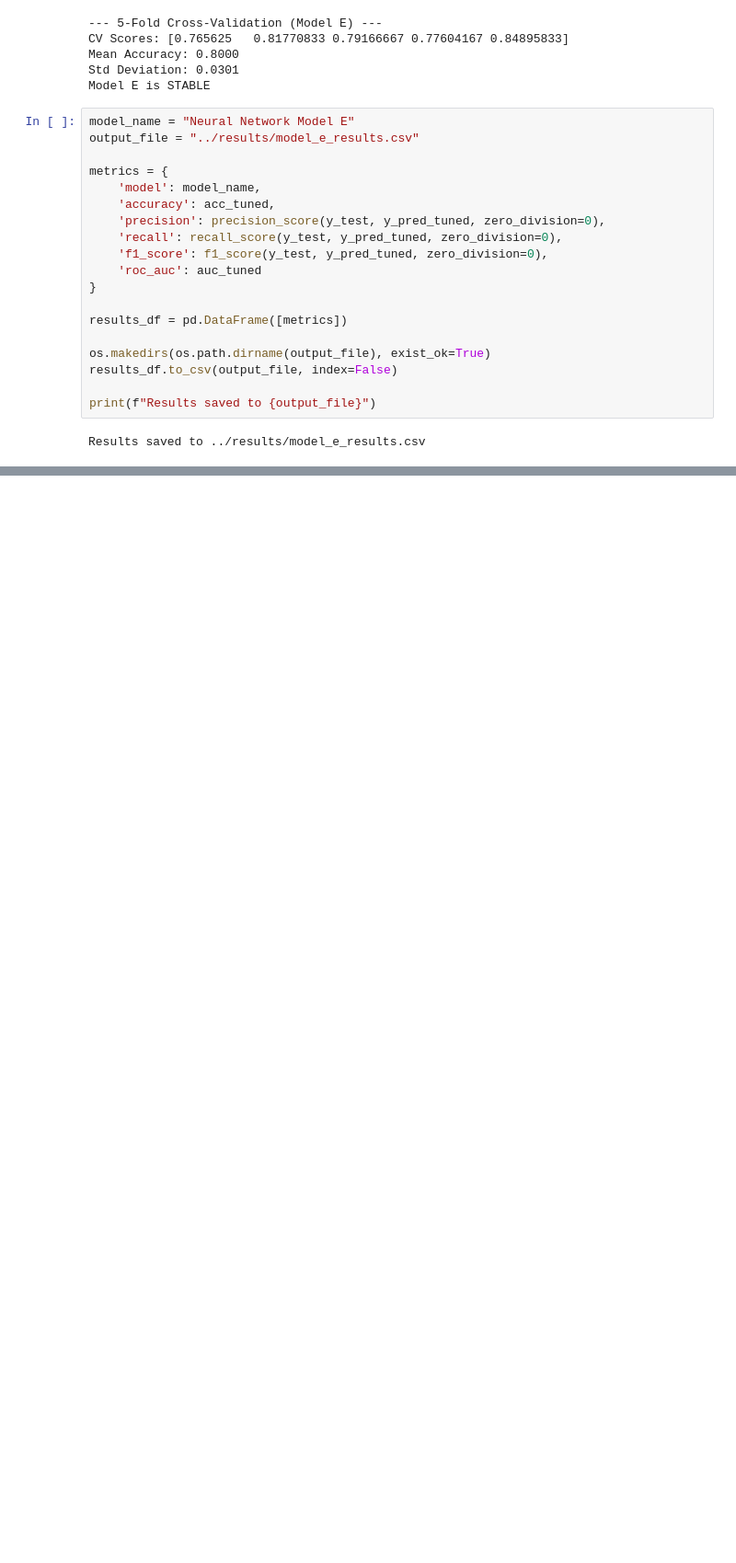
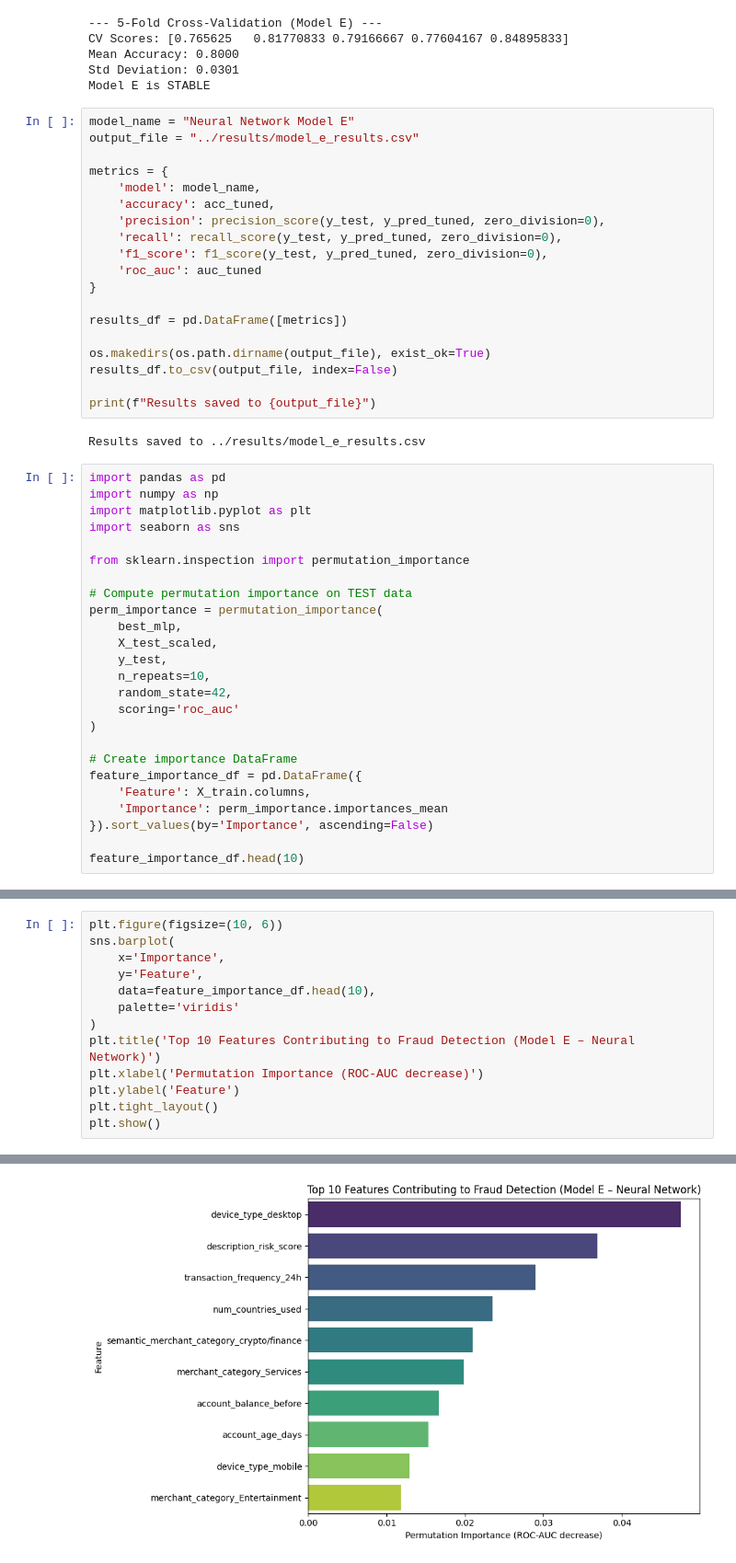
Before and after one commit to tngkuanas/DataMiningProject, a Jupyter notebook: notebooks/Model_E.ipynb, the cells around one changed output, grey strips where cells are left out. Shown at 92% size. Saved outputs shown, nothing was run; the diff lists cells and outputs as text; blank space fills up the shorter version.

Commit message:
Week 11 : Find important features and intepret the results

```diff
--- a/notebooks/Model_E.ipynb
+++ b/notebooks/Model_E.ipynb
@@ -182,3 +182,28 @@ results_df.to_csv(output_file, index=False)
 print(f"Results saved to {output_file}")
 # %% [output]
 Results saved to ../results/model_e_results.csv
+# %%
+import pandas as pd
+import numpy as np
+import matplotlib.pyplot as plt
+import seaborn as sns
+
+from sklearn.inspection import permutation_importance
+
+# Compute permutation importance on TEST data
+perm_importance = permutation_importance(
+    best_mlp,
+    X_test_scaled,
+    y_test,
+    n_repeats=10,
+    random_state=42,
+    scoring='roc_auc'
+)
+
+# Create importance DataFrame
+feature_importance_df = pd.DataFrame({
+    'Feature': X_train.columns,
+    'Importance': perm_importance.importances_mean
+}).sort_values(by='Importance', ascending=False)
+
+feature_importance_df.head(10)
@@ -184,0 +222,14 @@ Results saved to ../results/model_e_results.csv
+# %%
+plt.figure(figsize=(10, 6))
+sns.barplot(
+    x='Importance',
+    y='Feature',
+    data=feature_importance_df.head(10),
+    palette='viridis'
+)
+plt.title('Top 10 Features Contributing to Fraud Detection (Model E – Neural Network)')
+plt.xlabel('Permutation Importance (ROC-AUC decrease)')
+plt.ylabel('Feature')
+plt.tight_layout()
+plt.show()
+# %% [output]
@@ -184,0 +239 @@ Results saved to ../results/model_e_results.csv
+[figure, added]
```
Also changed, not shown: parts of 4 cells of this notebook.
